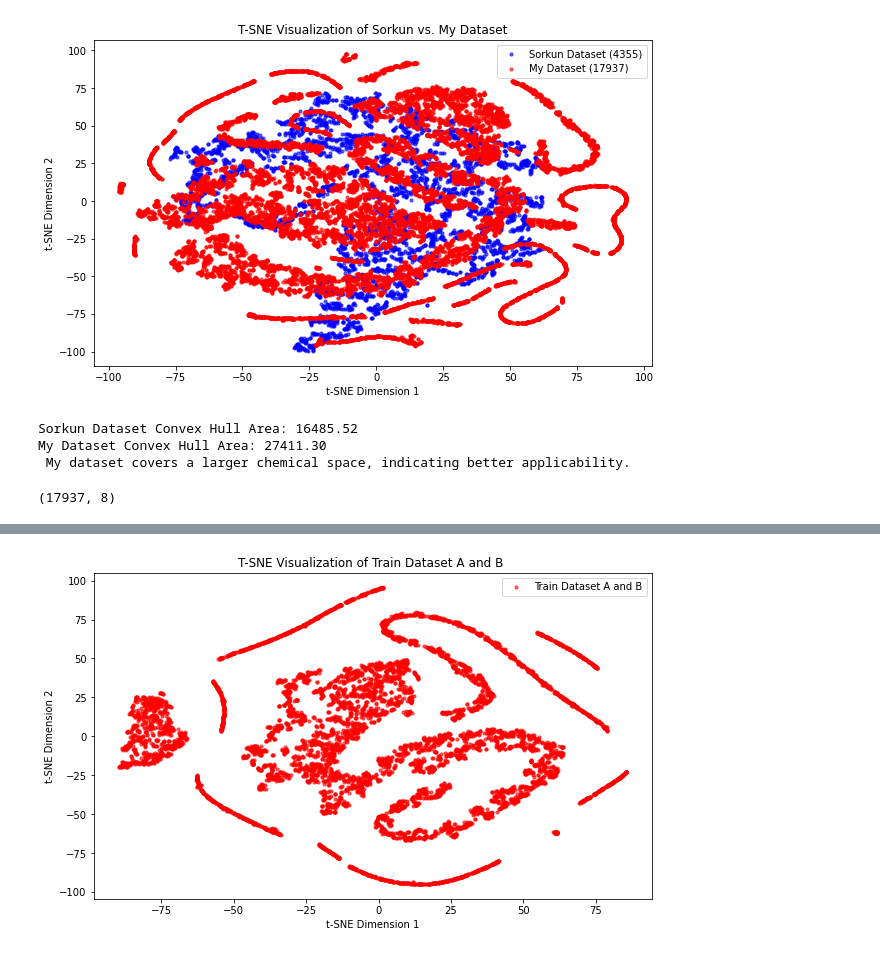
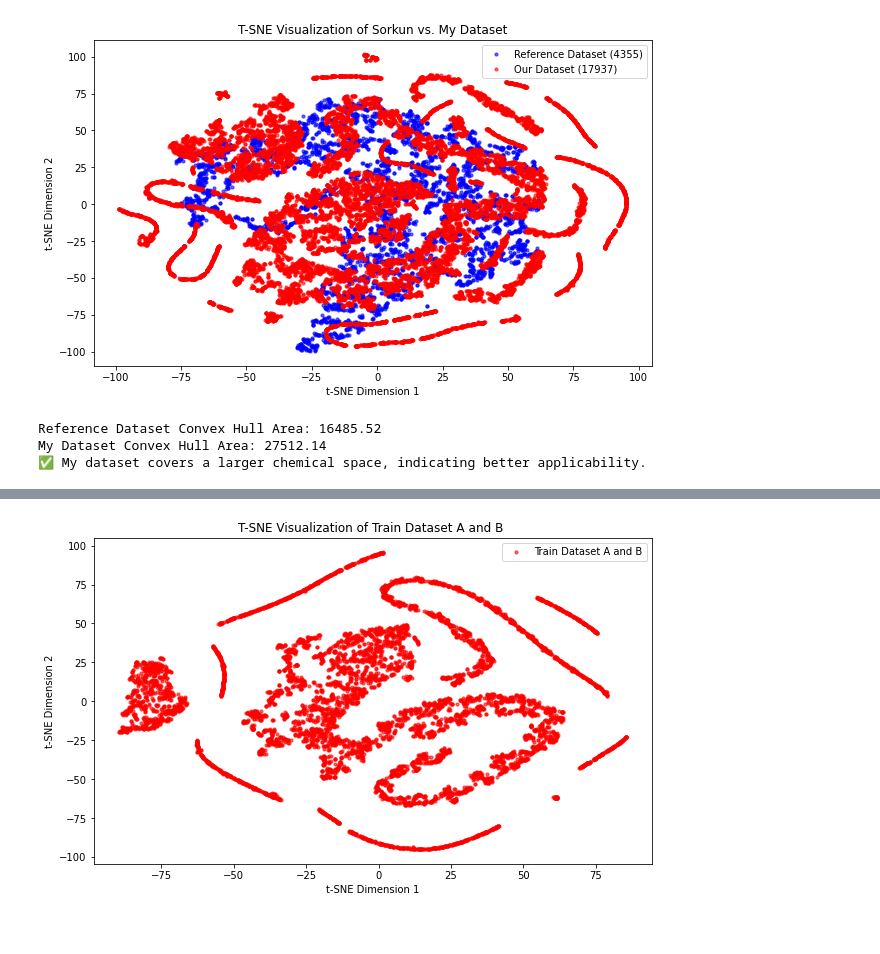
Before and after one commit to ComPlat/water-solubility-prediction, a Jupyter notebook: Notebook/Comapare_AD_with_reference.ipynb, the cells around one changed output, grey strips where cells are left out. Cells and saved outputs as stored; diff of their text form; code cells hidden in the pictures.

```diff
--- a/Notebook/Comapare_AD_with_reference.ipynb
+++ b/Notebook/Comapare_AD_with_reference.ipynb
@@ -37,7 +88,6 @@ train_self=pd.read_csv('../data/final_data/final_unique_train.csv')
 # %%
 ### Laoding the sorkun train data 4355
-file_path1= '../data/sorkun_data/sorkun_train.csv'
-train_sorkun=pd.read_csv(file_path1)
+train_sorkun=pd.read_csv('../data/sorkun_data/sorkun_train.csv')
 # %%
 ### Taking out the sorkun data smiles
 SMILES_sorkun=train_sorkun.smiles
@@ -85,53 +111,58 @@ def compute_tsne(data, perplexity=30, n_components=2, random_state=42):
     tsne = TSNE(n_components=n_components, perplexity=perplexity, random_state=random_state)
     return tsne.fit_transform(data)
 
-# Function to plot datasets
-def plot_tsne(tsne_sorkun, tsne_mydata):
+# Function to plot and save t-SNE visualization
+def plot_tsne(tsne_sorkun, tsne_mydata, save_path="tsne_visualization.png"):
     plt.figure(figsize=(10, 6))
 
     # Scatter plot for Sorkun dataset
-    plt.scatter(tsne_sorkun[:, 0], tsne_sorkun[:, 1], label="Sorkun Dataset (4355)", alpha=0.6, s=10, c='blue')
+    plt.scatter(tsne_sorkun[:, 0], tsne_sorkun[:, 1], label="Reference Dataset (4355)", alpha=0.6, s=10, c='blue')
 
-    # Scatter plot for ours train  dataset
-    plt.scatter(tsne_mydata[:, 0], tsne_mydata[:, 1], label="My Dataset (17937)", alpha=0.6, s=10, c='red')
+    # Scatter plot for My dataset
+    plt.scatter(tsne_mydata[:, 0], tsne_mydata[:, 1], label="Our Dataset (17937)", alpha=0.6, s=10, c='red')
 
     plt.legend()
     plt.title("T-SNE Visualization of Sorkun vs. My Dataset")
     plt.xlabel("t-SNE Dimension 1")
     plt.ylabel("t-SNE Dimension 2")
+
+    # Save the figure with 300 DPI
+    plt.savefig(save_path, dpi=300, bbox_inches='tight')
+
+    # Show the plot
     plt.show()
 
 # Function to calculate convex hull area
 def convex_hull_area(data):
     if len(data) < 3:  # Need at least 3 points for a convex hull
         return 0
     hull = ConvexHull(data)
     return hull.volume  # Volume for 2D is the area
 
 
 # Compute t-SNE embeddings
 tsne_sorkun = compute_tsne(training_set_sorkun)
-tsne_mydata = compute_tsne(training_set_self)
+tsne_mydata = compute_tsne(training_set_ABCD)
 
-# Plot t-SNE visualization
-plot_tsne(tsne_sorkun, tsne_mydata)
+# Plot and save t-SNE visualization
+plot_tsne(tsne_sorkun, tsne_mydata, "tsne_visualization.png")
 
 # Compute convex hull areas
 sorkun_area = convex_hull_area(tsne_sorkun)
 mydata_area = convex_hull_area(tsne_mydata)
 
-print(f"Sorkun Dataset Convex Hull Area: {sorkun_area:.2f}")
+print(f"Reference Dataset Convex Hull Area: {sorkun_area:.2f}")
 print(f"My Dataset Convex Hull Area: {mydata_area:.2f}")
 
 # Claim better applicability if our dataset has a larger convex hull
 if mydata_area > sorkun_area:
-    print(" My dataset covers a larger chemical space, indicating better applicability.")
+    print("✅ My dataset covers a larger chemical space, indicating better applicability.")
 else:
     print("⚠️ Sorkun dataset has better coverage. Consider adding more diverse compounds.")
 # %% [output]
-[figure, old version]
+[figure, new version]
-Sorkun Dataset Convex Hull Area: 16485.52
-My Dataset Convex Hull Area: 27411.30
- My dataset covers a larger chemical space, indicating better applicability.
+Reference Dataset Convex Hull Area: 16485.52
+My Dataset Convex Hull Area: 27512.14
+✅ My dataset covers a larger chemical space, indicating better applicability.
 # %%
 ### Need to compare how important to increaese the dataset from (A + B) to (A+B+C) and finalily full dataset (A+B+C+D)
@@ -143,4 +168,0 @@ train_ABCD=pd.read_csv('../data/final_data/final_unique_train.csv')
-# %%
-train_ABCD.shape
-# %% [output]
-(17937, 8)
```
Also changed, not shown: parts of 23 cells of this notebook.
